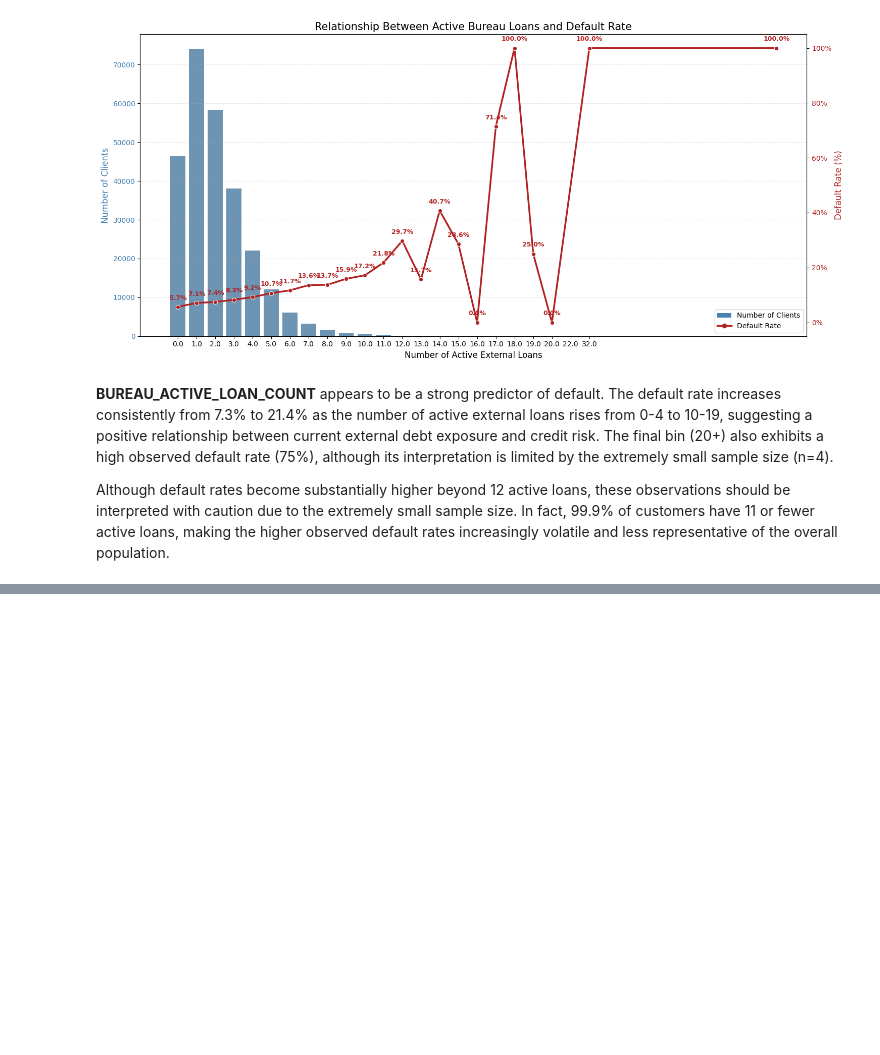
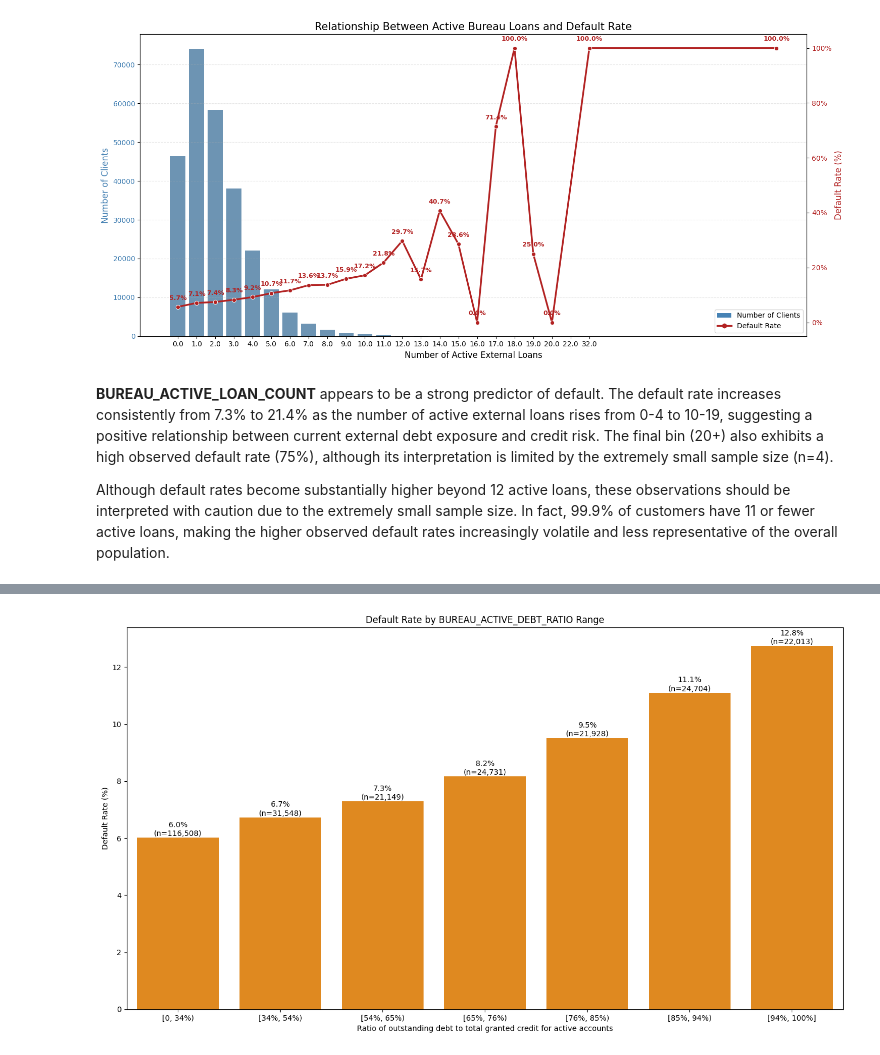
Before and after one commit to h90a00l/home_credit_default_risk_mle, a Jupyter notebook: notebooks/exploratory_feature_analysis.ipynb, the cells around one changed output, grey strips where cells are left out. Drawn from its saved outputs; the diff is of its cells as text; code cells hidden in the pictures; blank space fills up the shorter version.

```diff
--- a/notebooks/exploratory_feature_analysis.ipynb
+++ b/notebooks/exploratory_feature_analysis.ipynb
@@ -418,0 +795,5 @@ Although default rates become substantially higher beyond 12 active loans, these
+# %%
+feature_name = "BUREAU_ACTIVE_DEBT_RATIO"
+missing_rate = feature_store[feature_name].isna().mean() * 100
+
+print(f"{feature_name} missing rate: {missing_rate:.2f}%")
@@ -418,0 +802,13 @@ Although default rates become substantially higher beyond 12 active loans, these
+# %%
+x = feature_store[feature_name].astype("float32")
+y = feature_store["TARGET"]
+
+optb = OptimalBinning(
+    name=feature_name,
+    dtype="numerical",
+    solver="cp"
+)
+
+optb.fit(x, y)
+binning_table = optb.binning_table.build()
+binning_table
@@ -418,0 +828,69 @@ Although default rates become substantially higher beyond 12 active loans, these
+# %%
+bins = list(np.round(optb.splits,3))
+bins.append(np.float64(100))
+
+labels = [
+    "[0, 34%)",
+    "[34%, 54%)",
+    "[54%, 65%)",
+    "[65%, 76%)",
+    "[76%, 85%)",
+    "[85%, 94%)",
+    "[94%, 100%]"
+]
+
+df_plot_5 = feature_store[["TARGET", feature_name]].copy()
+
+df_plot_5[feature_name] = (
+    df_plot_5[feature_name]
+    .astype("float32")
+)
+
+df_plot_5["LOAN_COUNT_BIN"] = pd.cut(
+    df_plot_5[feature_name],
+    bins=bins,
+    labels=labels,
+    right=False
+)
+
+default_rate = (
+    df_plot_5
+    .groupby("LOAN_COUNT_BIN", observed=False)
+    .agg(
+        default_rate=("TARGET", "mean"),
+        total_clients=("TARGET", "count"),
+        total_defaults=("TARGET", "sum")
+    )
+    .reset_index()
+)
+
+default_rate["default_rate"] *= 100
+
+plt.figure(figsize=(14, 8))
+
+ax = sns.barplot(
+    data=default_rate,
+    x="LOAN_COUNT_BIN",
+    y="default_rate",
+    color="darkorange"
+)
+
+plt.title(f"Default Rate by {feature_name} Range")
+plt.xlabel("Ratio of outstanding debt to total granted credit for active accounts")
+plt.ylabel("Default Rate (%)")
+
+for p, row in zip(ax.patches, default_rate.itertuples()):
+    height = p.get_height()
+
+    ax.text(
+        p.get_x() + p.get_width() / 2,
+        height,
+        f"{height:.1f}%\n(n={row.total_clients:,})",
+        ha="center",
+        va="bottom"
+    )
+
+plt.tight_layout()
+plt.show()
+# %% [output]
+[figure, added]
```
Also changed, not shown: parts of 58 cells of this notebook, 7 other files.
